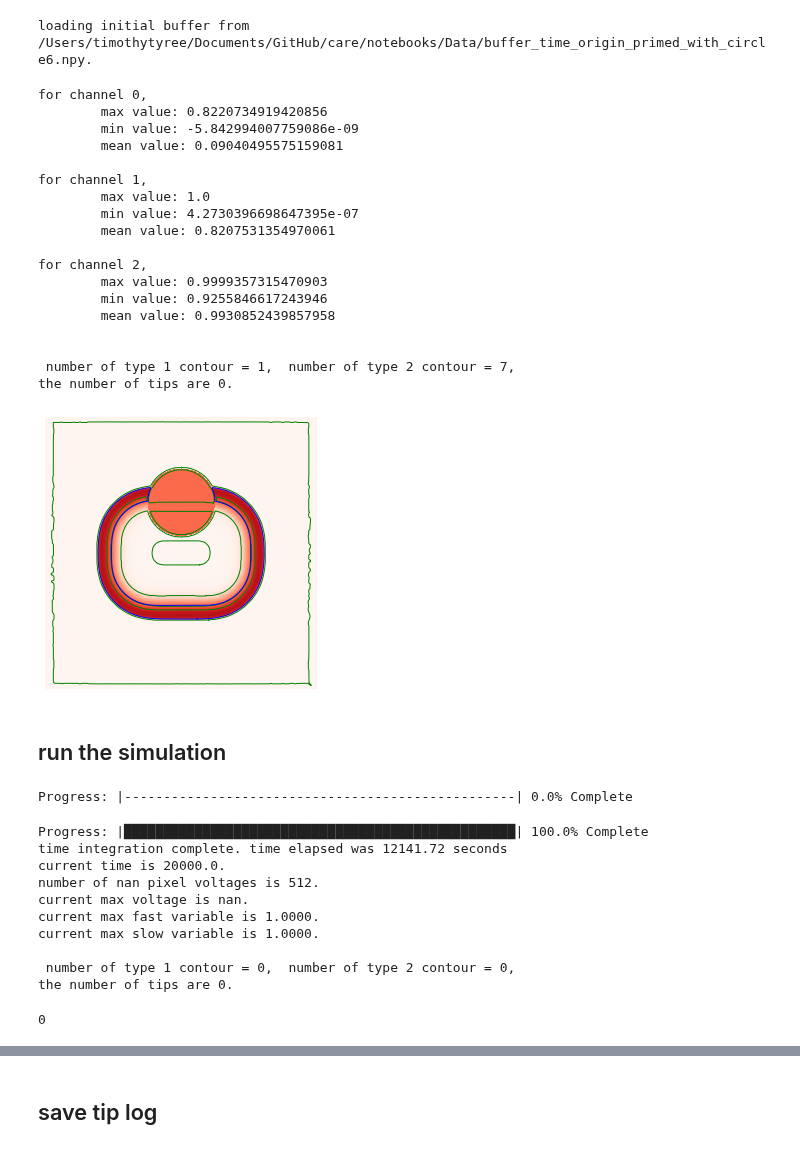
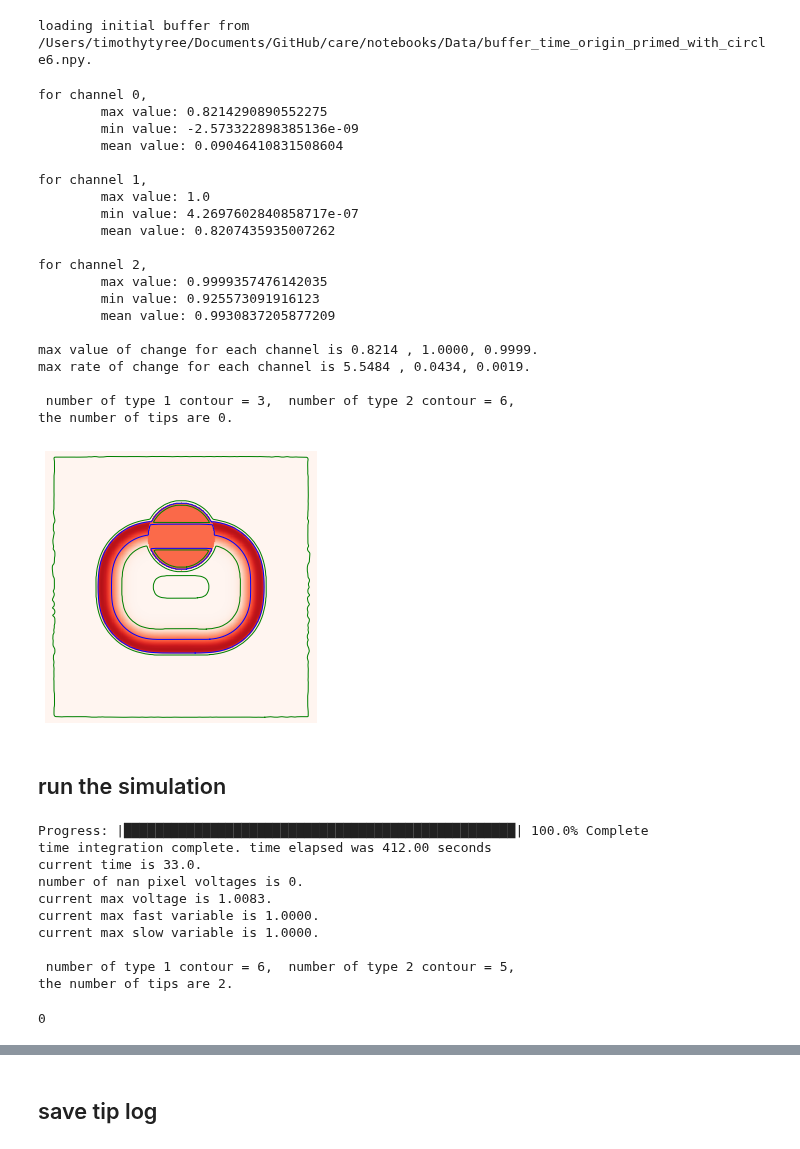
Before and after one commit to timtyree/care, a Jupyter notebook: notebooks/Generating Buffers When Odd Tips Occur.ipynb, the cells around one changed output, grey strips where cells are left out. Saved outputs shown, nothing was run; the diff lists cells and outputs as text; code cells hidden in the pictures.

```diff
--- a/notebooks/Generating Buffers When Odd Tips Occur.ipynb
+++ b/notebooks/Generating Buffers When Odd Tips Occur.ipynb
@@ -82,14 +82,16 @@ def plot_buffer(img_nxt, img_inc, contours_raw, contours_inc, tips, figsize=(15,
 # reinitialize with a desired buffer
 # %%
 # data_dir.replace('Data/tip_log_chaos_circle6_','')[:-4]
-sigma       = 1
-threshold   = 0.95
-buffer_fn = f'buffer_time_origin_primed_with_circle6.npy'
+sigma       = 1.5#1
+threshold   = 0.9#0.95
+V_threshold = 0.5
+buffer_fn   = f'buffer_time_origin_primed_with_circle6.npy'
 # buffer_fn   = f'buffer_chaos_circle6_sigma_5_threshold_0.6_wrapping_true_at_time_5400.0.npy'
-save_folder = 'Data/buffers_with_odd_tips_detected_ds_5'
+save_folder = 'Data/buffers_with_odd_tips_detected_ds_5_param_set_8'
 time_start  = 0.#eval(buffer_fn[buffer_fn.find('time_')+len('time_'):-4])
 descrip     = f"chaos_circle6_from_{time_start:.1f}_sigma_{sigma}_threshold_{threshold}_"
-data_dir    = find_files(buffer_fn,nb_dir)
+# data_dir    = find_files(buffer_fn,nb_dir)
+data_dir    = f'{nb_dir}/Data/ic_600x600.101.npz'
 if len(data_dir)==0:
     print("buffer not found.")
 data_dir = data_dir[0]
@@ -110,50 +112,60 @@ os.chdir(nb_dir+'/'+save_folder)
 loading initial buffer from /Users/timothytyree/Documents/GitHub/care/notebooks/Data/buffer_time_origin_primed_with_circle6.npy.
 # %%
 # check all the functions work/ compile the needed functions
+zero_txt = txt.copy()*0.
+time_step(txt, h=0.01, zero_txt=zero_txt)
+# sigma       = 2
+# threshold   = 0.95#0.95
+
 describe(txt)
 width, height, channel_no = txt.shape
 zero_txt = np.zeros((width, height, channel_no), dtype=np.float64)
 dtexture_dt = zero_txt.copy()
 get_time_step(txt, dtexture_dt)
 
 #calculate contours and tips
 img_nxt = txt[..., 0]
 img_inc = ifilter(dtexture_dt[..., 0])  #mask of instantaneously increasing voltages
 img_inc = filters.gaussian(img_inc,sigma=sigma, mode='wrap')
-contours_raw = measure.find_contours(img_nxt, level=0.5,fully_connected='low',positive_orientation='low')
+contours_raw = measure.find_contours(img_nxt, level=V_threshold,fully_connected='low',positive_orientation='low')
 contours_inc = measure.find_contours(img_inc, level=threshold)#,fully_connected='low',positive_orientation='low')
 tips  = get_tips(contours_raw, contours_inc)
 n_old = count_tips(tips[1])
 
 #bluf
+print('max value of change for each channel is {:.4f} , {:.4f}, {:.4f}.'.format(*tuple(np.max(txt,axis=(0,1)))))
+print('max rate of change for each channel is {:.4f} , {:.4f}, {:.4f}.'.format(*tuple(np.max(dtexture_dt,axis=(0,1)))))
+
 print(f"\n number of type 1 contour = {len(contours_raw)},\tnumber of type 2 contour = {len(contours_inc)},")
 print(f"the number of tips are {n_old}.")
 # print(f"""the topological tip state:{tips[0]}""")
 # print(f"""x position of tips: {tips[1]}""")
 # print(f"""y position of tips: {tips[2]}""")
 fig = plot_buffer(img_nxt, img_inc, contours_raw, contours_inc, tips,
                   figsize=(5,5),max_marker_size=200, lw=1);
-fig.show()
+plt.show()
 # %% [output]
 for channel 0,
-        max value: 0.8220734919420856
-        min value: -5.842994007759086e-09
-        mean value: 0.09040495575159081
+        max value: 0.8214290890552275
+        min value: -2.573322898385136e-09
+        mean value: 0.09046410831508604
 
 for channel 1,
         max value: 1.0
-        min value: 4.2730396698647395e-07
-        mean value: 0.8207531354970061
+        min value: 4.2697602840858717e-07
+        mean value: 0.8207435935007262
 
 for channel 2,
-        max value: 0.9999357315470903
-        min value: 0.9255846617243946
-        mean value: 0.9930852439857958
+        max value: 0.9999357476142035
+        min value: 0.925573091916123
+        mean value: 0.9930837205877209
 
+max value of change for each channel is 0.8214 , 1.0000, 0.9999.
+max rate of change for each channel is 5.5484 , 0.0434, 0.0019.
 
- number of type 1 contour = 1,  number of type 2 contour = 7,
+ number of type 1 contour = 3,  number of type 2 contour = 6,
 the number of tips are 0.
-[figure, old version]
+[figure, new version]
 # %%
 # fig.savefig('origin_circle6.pdf', bbox_inches='tight',pad_inches=0)
 plt.close()
@@ -164,8 +176,8 @@ plt.close()
 timing = False
 recording = True
 recording_if_odd = True
-h = 0.1
-nsteps = 20*10**4
+h = 0.03
+nsteps = 10**3#0#*10**4
 start = time.time()
 max_buffers_to_save = 5
 buffers_saved = 0
@@ -190,7 +202,7 @@ for step in range(nsteps):
         img_nxt = txt[..., 0].copy()
         img_inc = ifilter(dtexture_dt[..., 0])  #mask of instantaneously increasing voltages
         img_inc = filters.gaussian(img_inc,sigma=sigma, mode='wrap')
-        contours_raw = measure.find_contours(img_nxt, level=0.5,fully_connected='low',positive_orientation='low')
+        contours_raw = measure.find_contours(img_nxt, level=V_threshold,fully_connected='low',positive_orientation='low')
         contours_inc = measure.find_contours(img_inc, level=threshold)#,fully_connected='low',positive_orientation='low')
 
         #compute spiral tips from the corssings
@@ -203,7 +215,7 @@ for step in range(nsteps):
                     's': tuple(s_lst)})
 
         #determine if an odd number of tips were born
-        n = count_tips(x_lst) #counts the number of '.' in the nested list of x positions
+        n = count_tips(x_lst) #counts the number of '.' in the nested list of x positions or just a normal list
         dn = n - n_old
         n_old = n
 
@@ -240,17 +252,16 @@ if recording:
     print(f"\n number of type 1 contour = {len(contours_raw)},\tnumber of type 2 contour = {len(contours_inc)},")
     print(f"the number of tips are {count_tips(tips[1])}.")
     #     print(f"""the topological tip state is the following:{tips[0]}""")
-beep(3)
+beep(1)
 # %% [output]
-Progress: |--------------------------------------------------| 0.0% Complete
+Progress: |██████████████████████████████████████████████████| 100.0% Complete
+time integration complete. time elapsed was 412.00 seconds
+current time is 33.0.
+number of nan pixel voltages is 0.
+current max voltage is 1.0083.
+current max fast variable is 1.0000.
+current max slow variable is 1.0000.
+
+ number of type 1 contour = 6,  number of type 2 contour = 5,
+the number of tips are 2.
-Progress: |██████████████████████████████████████████████████| 100.0% Complete
-time integration complete. time elapsed was 12141.72 seconds
-current time is 20000.0.
-number of nan pixel voltages is 512.
-current max voltage is nan.
-current max fast variable is 1.0000.
-current max slow variable is 1.0000.
-
- number of type 1 contour = 0,  number of type 2 contour = 0,
-the number of tips are 0.
+0
-0
```
Also changed, not shown: parts of 18 cells of this notebook, 22 other files.
